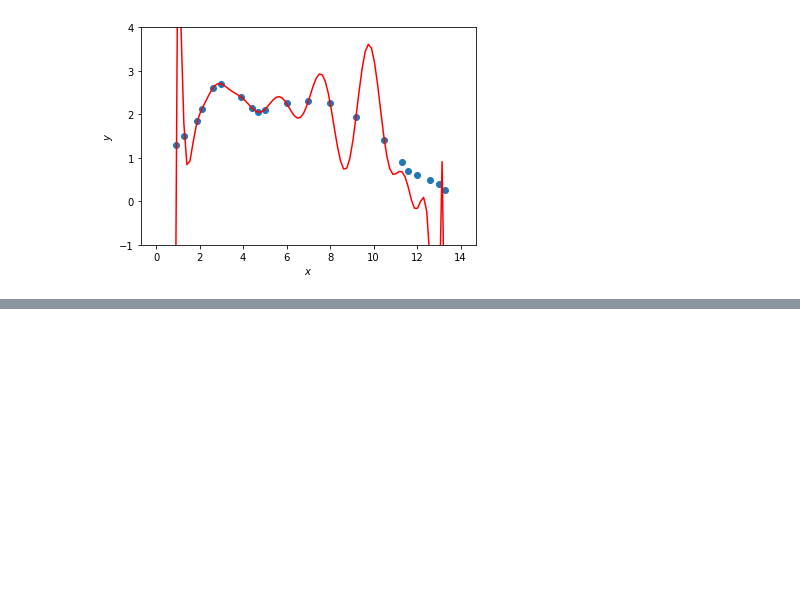
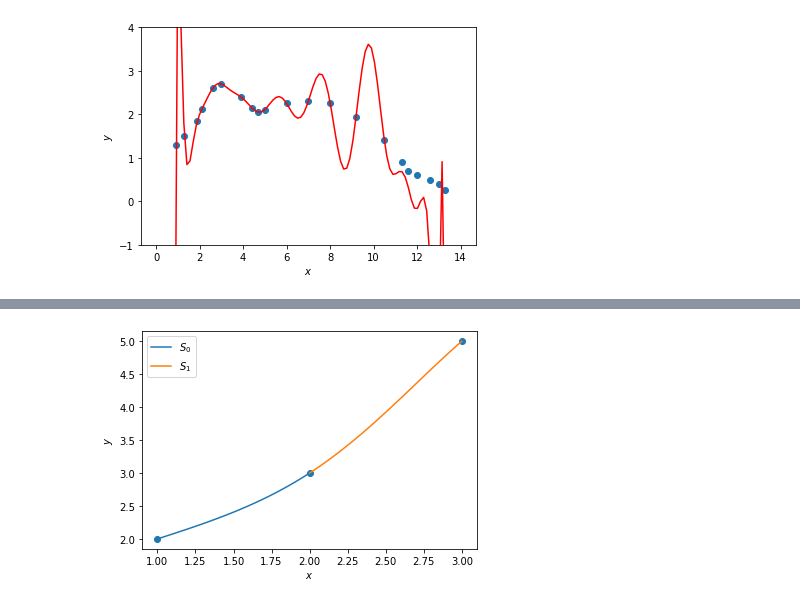
Before and after one commit to liebenlito/Metode-Numerik, a Jupyter notebook: interpolasi_(spline).ipynb, the cells around one changed output, grey strips where cells are left out. Cells and saved outputs as stored; diff of their text form; code cells hidden in the pictures; blank space fills up the shorter version.

```diff
--- a/interpolasi_(spline).ipynb
+++ b/interpolasi_(spline).ipynb
@@ -41,0 +54,14 @@ plt.ylim([-1, 4]);
+# %%
+S0 = lambda x: 2 + 0.75*(x-1) + 0.25*(x-1)**3
+S1 = lambda x: 3 + (3/2)*(x-2) + 0.75*(x-2)**2 - (0.25)*(x-2)**4
+# %%
+xi1 = np.linspace(1, 2, 100)
+xi2 = np.linspace(2, 3, 100)
+plt.plot(xi1, S0(xi1), label='$S_0$')
+plt.plot(xi2, S1(xi2), label='$S_1$')
+plt.scatter(x,y);
+plt.xlabel("$x$");
+plt.ylabel("$y$");
+plt.legend();
+# %% [output]
+[figure, added]
```
Also changed, not shown: parts of 4 cells of this notebook.
